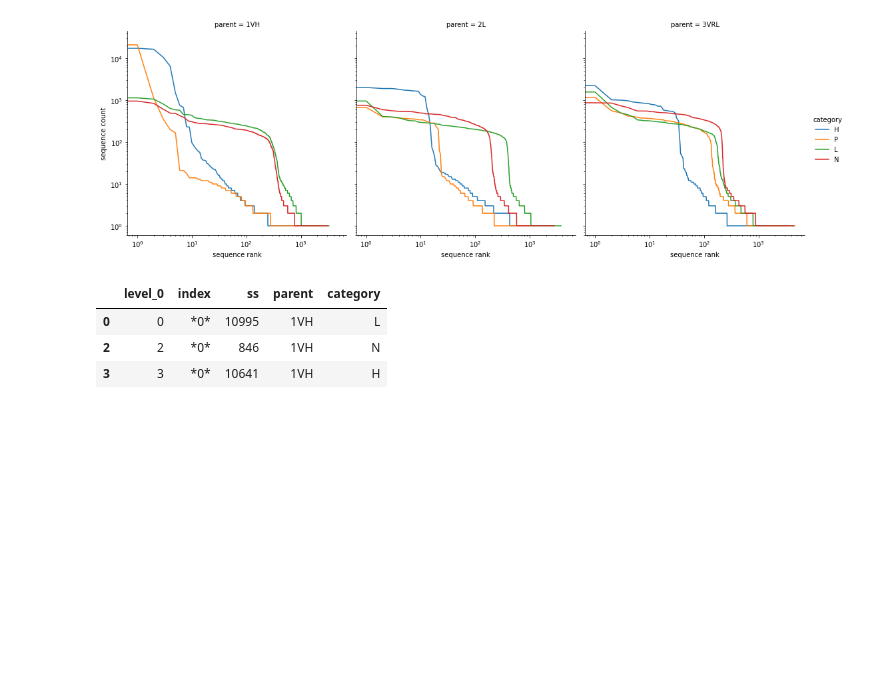
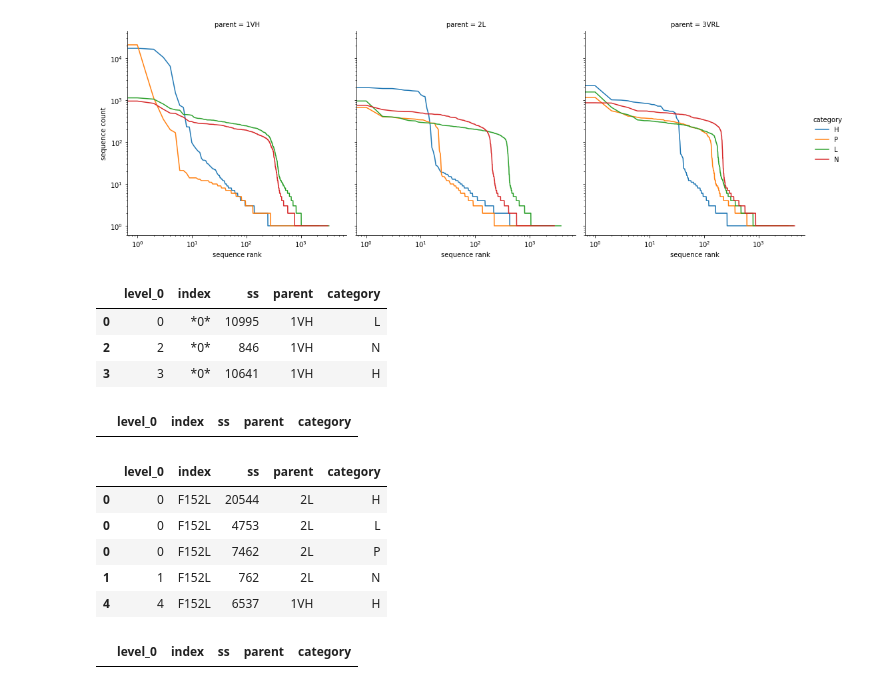
Before and after one commit to RomeroLab/sadx-latent-function, a Jupyter notebook: projects/Biochemical_Ordinal/scripts/nb_preprocess_bam_Oct22.ipynb, the cells around one changed output. Saved outputs shown, nothing was run; the diff lists cells and outputs as text; code cells hidden in the pictures; blank space fills up the shorter version.

Commit message:
Looking for parents

```diff
--- a/projects/Biochemical_Ordinal/scripts/nb_preprocess_bam_Oct22.ipynb
+++ b/projects/Biochemical_Ordinal/scripts/nb_preprocess_bam_Oct22.ipynb
@@ -123,4 +119,19 @@ all_seqs[all_seqs["index"] == "*0*"]
 | 2 | 2 | *0* | 846 | 1VH | N |
 | 3 | 3 | *0* | 10641 | 1VH | H |
 # %%
-all_seqs[all_seqs["index"] == "*0*"]
+all_seqs[all_seqs["index"] == "I71V,R172H"]
+# %% [output]
+|  | level_0 | index | ss | parent | category |
+# %%
+all_seqs[all_seqs["index"] == "F152L"]
+# %% [output]
+|  | level_0 | index | ss | parent | category |
+| 0 | 0 | F152L | 20544 | 2L | H |
+| 0 | 0 | F152L | 4753 | 2L | L |
+| 0 | 0 | F152L | 7462 | 2L | P |
+| 1 | 1 | F152L | 762 | 2L | N |
+| 4 | 4 | F152L | 6537 | 1VH | H |
+# %%
+all_seqs[all_seqs["index"].str.contains("I71V")]
+# %% [output]
+|  | level_0 | index | ss | parent | category |
```
Also changed, not shown: parts of 1 cell of this notebook.
